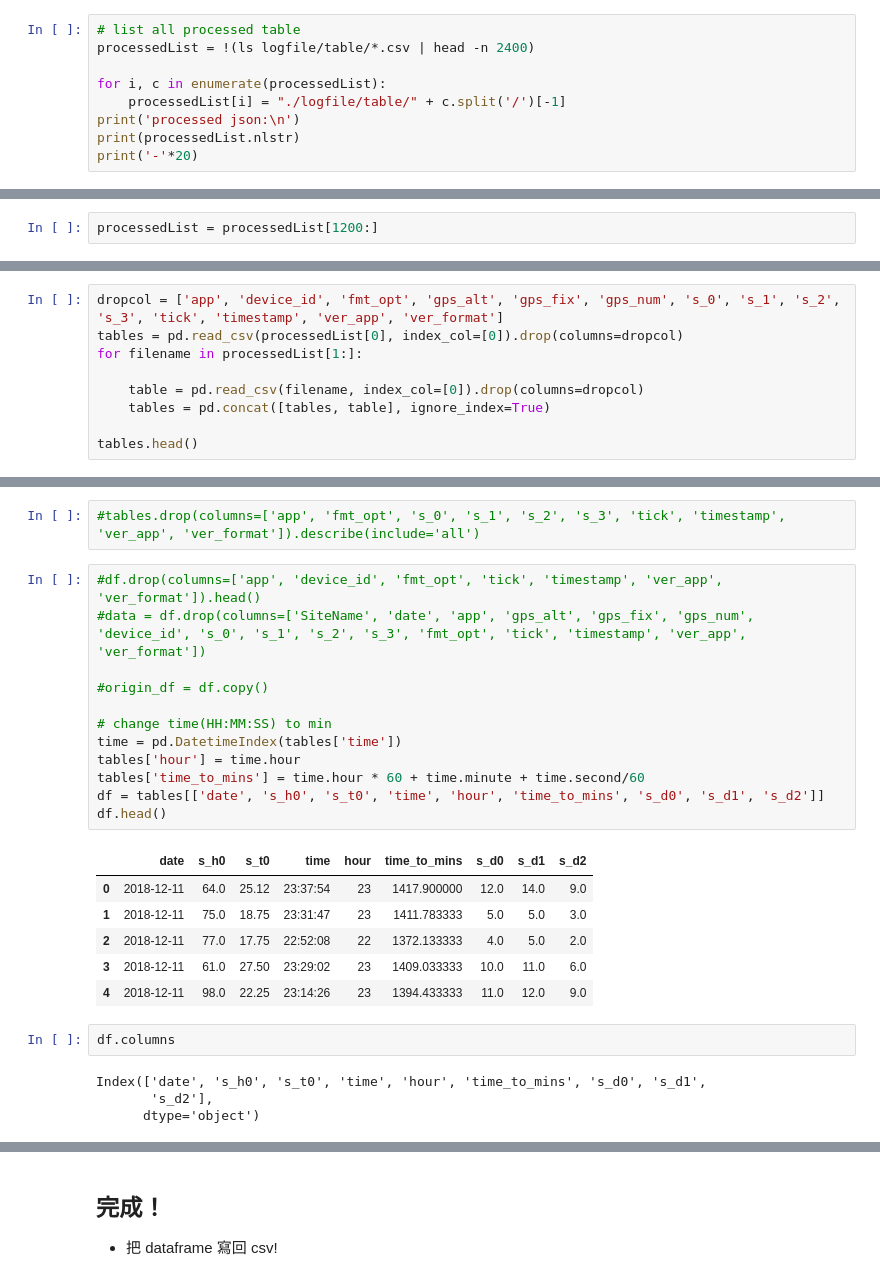
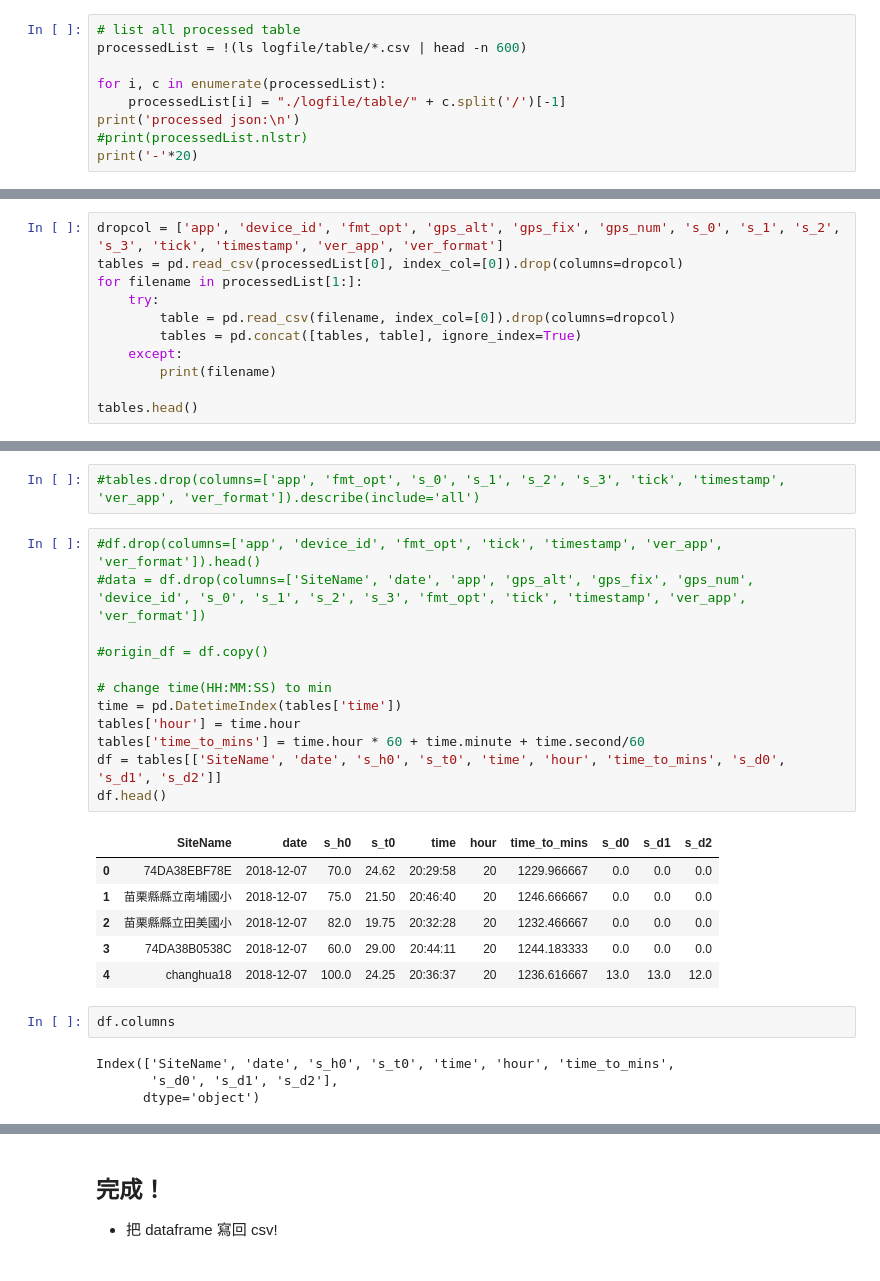
Before and after one commit to hcchang0701/machine_learning, a Jupyter notebook: final/Test.ipynb, the cells around one changed output, grey strips where cells are left out. Drawn from its saved outputs; the diff is of its cells as text.

```diff
--- a/final/Test.ipynb
+++ b/final/Test.ipynb
@@ -12,12 +12,12 @@ import pandas as pd
 from pandas.io.json import json_normalize
 # %%
 # list all processed table
-processedList = !(ls logfile/table/*.csv | head -n 2400)
+processedList = !(ls logfile/table/*.csv | head -n 600)
 
 for i, c in enumerate(processedList):
     processedList[i] = "./logfile/table/" + c.split('/')[-1]
 print('processed json:\n')
-print(processedList.nlstr)
+#print(processedList.nlstr)
 print('-'*20)
 # %% [output]
 processed json:
@@ -39,3 +25 @@ processed json:
 --------------------
-# %%
-processedList = processedList[1200:]
@@ -47,9 +33,11 @@ processedList[0]
 dropcol = ['app', 'device_id', 'fmt_opt', 'gps_alt', 'gps_fix', 'gps_num', 's_0', 's_1', 's_2', 's_3', 'tick', 'timestamp', 'ver_app', 'ver_format']
 tables = pd.read_csv(processedList[0], index_col=[0]).drop(columns=dropcol)
 for filename in processedList[1:]:
-
-    table = pd.read_csv(filename, index_col=[0]).drop(columns=dropcol)
-    tables = pd.concat([tables, table], ignore_index=True)
+    try:
+        table = pd.read_csv(filename, index_col=[0]).drop(columns=dropcol)
+        tables = pd.concat([tables, table], ignore_index=True)
+    except:
+        print(filename)
 
 tables.head()
 # %% [output]
@@ -82,27 +70,27 @@ tables.describe(include='all', percentiles=[])
 # %%
 #df.drop(columns=['app', 'device_id', 'fmt_opt', 'tick', 'timestamp', 'ver_app', 'ver_format']).head()
 #data = df.drop(columns=['SiteName', 'date', 'app', 'gps_alt', 'gps_fix', 'gps_num', 'device_id', 's_0', 's_1', 's_2', 's_3', 'fmt_opt', 'tick', 'timestamp', 'ver_app', 'ver_format'])
 
 #origin_df = df.copy()
 
 # change time(HH:MM:SS) to min
 time = pd.DatetimeIndex(tables['time'])
 tables['hour'] = time.hour
 tables['time_to_mins'] = time.hour * 60 + time.minute + time.second/60
-df = tables[['date', 's_h0', 's_t0', 'time', 'hour', 'time_to_mins', 's_d0', 's_d1', 's_d2']]
+df = tables[['SiteName', 'date', 's_h0', 's_t0', 'time', 'hour', 'time_to_mins', 's_d0', 's_d1', 's_d2']]
 df.head()
 # %% [output]
-|  | date | s_h0 | s_t0 | time | hour | time_to_mins | s_d0 | s_d1 | s_d2 |
-| 0 | 2018-12-11 | 64.0 | 25.12 | 23:37:54 | 23 | 1417.900000 | 12.0 | 14.0 | 9.0 |
-| 1 | 2018-12-11 | 75.0 | 18.75 | 23:31:47 | 23 | 1411.783333 | 5.0 | 5.0 | 3.0 |
-| 2 | 2018-12-11 | 77.0 | 17.75 | 22:52:08 | 22 | 1372.133333 | 4.0 | 5.0 | 2.0 |
-| 3 | 2018-12-11 | 61.0 | 27.50 | 23:29:02 | 23 | 1409.033333 | 10.0 | 11.0 | 6.0 |
-| 4 | 2018-12-11 | 98.0 | 22.25 | 23:14:26 | 23 | 1394.433333 | 11.0 | 12.0 | 9.0 |
+|  | SiteName | date | s_h0 | s_t0 | time | hour | time_to_mins | s_d0 | s_d1 | s_d2 |
+| 0 | 74DA38EBF78E | 2018-12-07 | 70.0 | 24.62 | 20:29:58 | 20 | 1229.966667 | 0.0 | 0.0 | 0.0 |
+| 1 | 苗栗縣縣立南埔國小 | 2018-12-07 | 75.0 | 21.50 | 20:46:40 | 20 | 1246.666667 | 0.0 | 0.0 | 0.0 |
+| 2 | 苗栗縣縣立田美國小 | 2018-12-07 | 82.0 | 19.75 | 20:32:28 | 20 | 1232.466667 | 0.0 | 0.0 | 0.0 |
+| 3 | 74DA38B0538C | 2018-12-07 | 60.0 | 29.00 | 20:44:11 | 20 | 1244.183333 | 0.0 | 0.0 | 0.0 |
+| 4 | changhua18 | 2018-12-07 | 100.0 | 24.25 | 20:36:37 | 20 | 1236.616667 | 13.0 | 13.0 | 12.0 |
 # %%
 df.columns
 # %% [output]
-Index(['date', 's_h0', 's_t0', 'time', 'hour', 'time_to_mins', 's_d0', 's_d1',
-       's_d2'],
+Index(['SiteName', 'date', 's_h0', 's_t0', 'time', 'hour', 'time_to_mins',
+       's_d0', 's_d1', 's_d2'],
       dtype='object')
 # %%
 #pp = tables.groupby([ 'date', 'hour']).mean()
```
Also changed, not shown: parts of 10 cells of this notebook, 8 other files.
